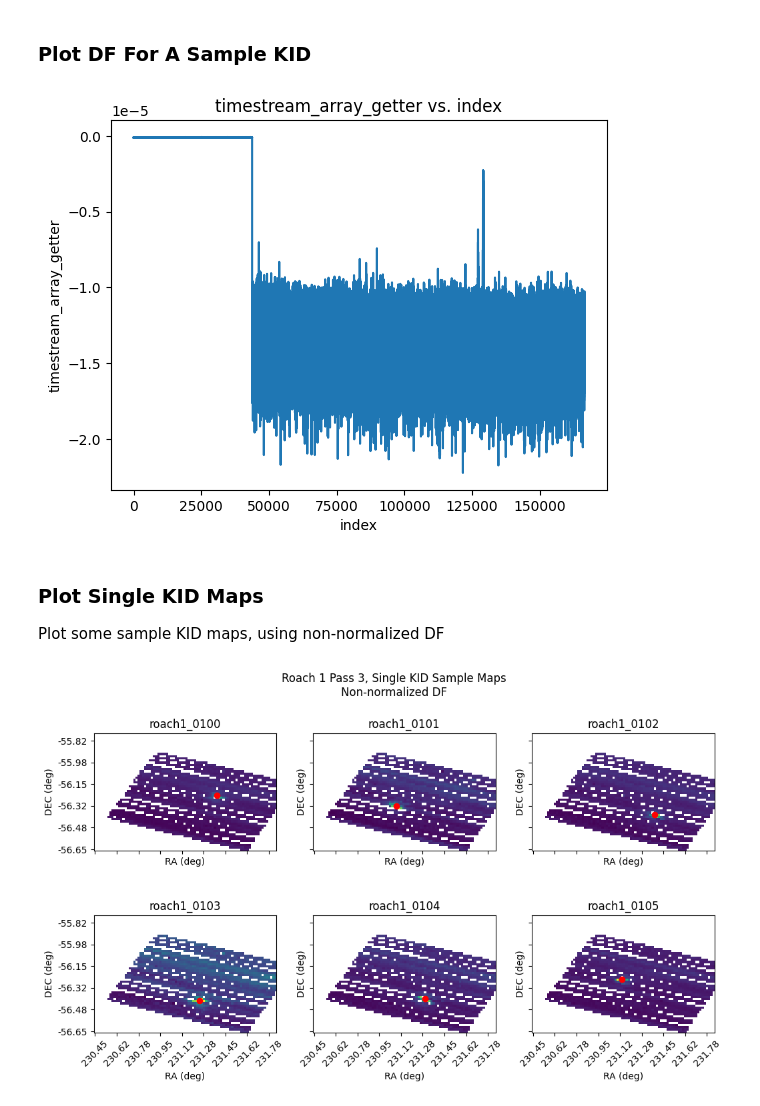
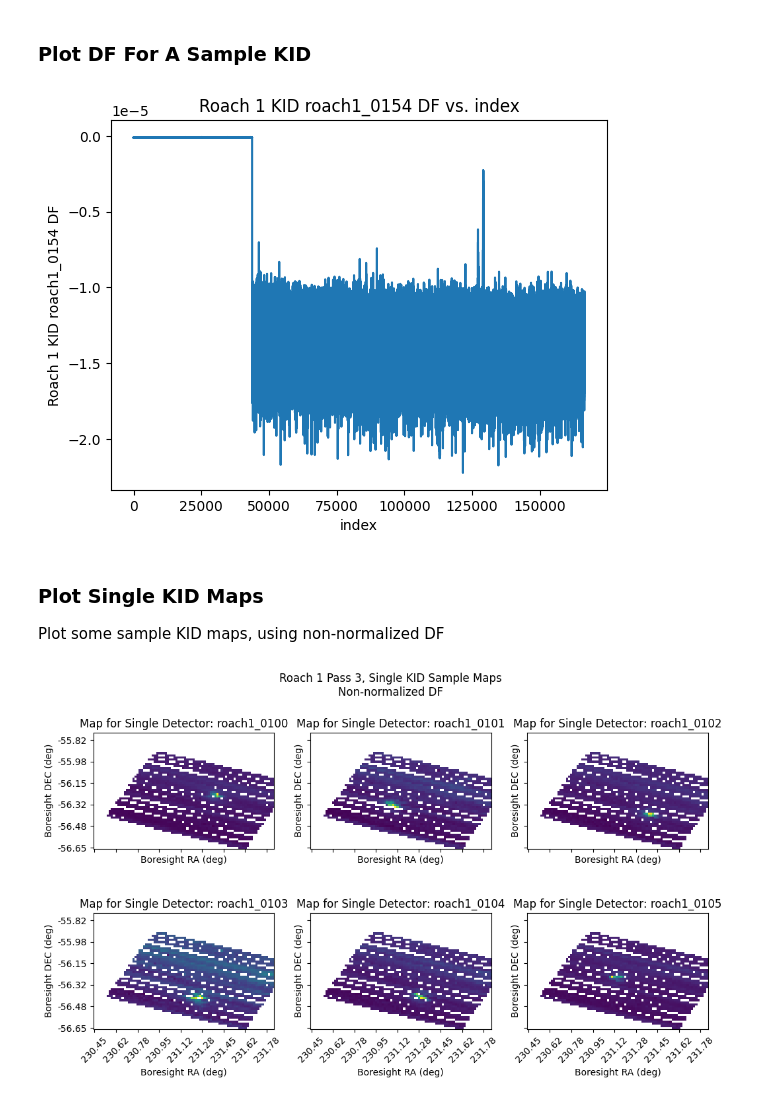
Before and after one commit to jonahjlee/blasttng-to-g3, a Jupyter notebook: notebooks/inspect_files.ipynb, the cells around one changed output. Drawn from its saved outputs; the diff is of its cells as text; code cells hidden in the pictures.

```diff
--- a/notebooks/inspect_files.ipynb
+++ b/notebooks/inspect_files.ipynb
@@ -155,17 +154,20 @@ EndProcessing
 # %% [markdown]
 ### Plot DF For A Sample KID
 # %%
+kid_to_plot = "roach1_0154"
+def get_kid_df(frame):
+    idx = int(np.where(np.asarray(frame['df'].names) == kid_to_plot)[0][0])
+    return frame['df'].data[idx]
+
 pipe = core.G3Pipeline()
-
-kid_to_plot = "0154"
 pipe.Add(core.G3Reader, filename=filename)
-pipe.Add(ut.AddSingleKidDF, roach_id=1, kid=kid_to_plot)
-pipe.Add(ut.TimeStreamPlotter,
-         label=f"Roach 1 KID {kid_to_plot} DF",
-         ts_key=f"roach1_{kid_to_plot}_DF")
+pipe.Add(ut.AddScanDF)
+pipe.Add(ut.GenericPlotter,
+         array_getter=get_kid_df,
+         label=f"Roach 1 KID {kid_to_plot} DF")
 pipe.Run()
 # %% [output]
-[figure, old version]
+[figure, new version]
 # %% [markdown]
 ### Plot Single KID Maps
 
@@ -184,25 +186,25 @@ res = 1 * core.G3Units.arcmin
 # %%
 # instantiate binners
 binners = [
-    ut.SingleMapBinner(kid=f"roach1_0{i:03}", timestreams="df", ra0=ra0, dec0=dec0, xlen=xlen, ylen=ylen, res=res)
+    ut.SingleMapBinner(kid=f"roach1_{i:04}", timestreams="df", ra0=ra0, dec0=dec0, xlen=xlen, ylen=ylen, res=res)
     for i in range(100, 106)  # sample kid ids
 ]
 
 # create the pipeline
 pipe = core.G3Pipeline()
 pipe.Add(core.G3Reader, filename=filename)
 pipe.Add(ut.add_radec_so3g)
-pipe.Add(ut.AddScanDF, roach_id=1)
+pipe.Add(ut.AddScanDF)
 for binner in binners:
     pipe.Add(binner)
 pipe.Run()
 
 fig, axs = plt.subplots(2, 3, figsize=(12, 6.5), sharex='all', sharey='all')
 fig.suptitle("Roach 1 Pass 3, Single KID Sample Maps"
             "\nNon-normalized DF")
 
 for binner, ax in zip(binners, axs.flat):
-    binner.plot(ax=ax)
+    binner.plot(ax=ax, show=False)
 plt.show()
 # %% [output]
-[figure, old version]
+[figure, new version]
```
Also changed, not shown: parts of 3 cells of this notebook, 3 other files.
